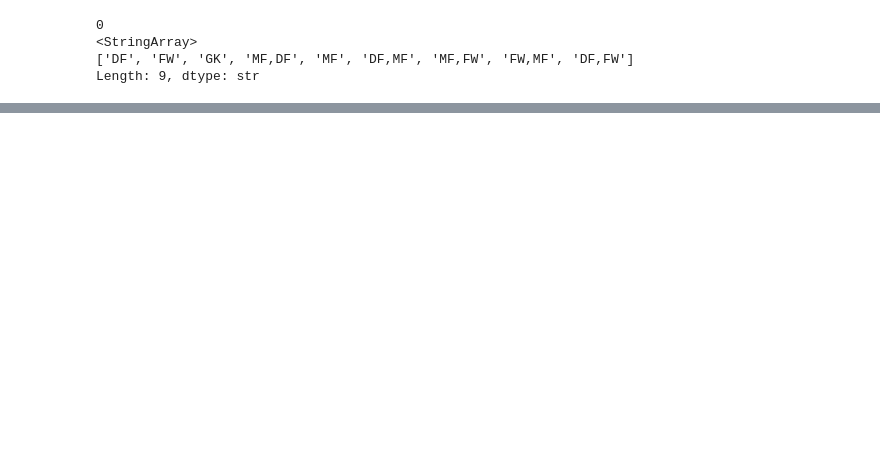
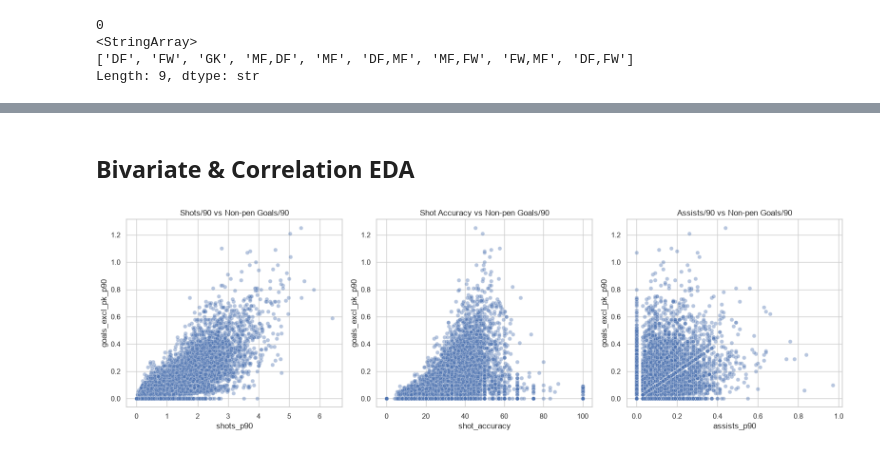
Before and after one commit to Parzaan/pl5-performance-analytics, a Jupyter notebook: notebooks/01_eda.ipynb, the cells around one changed output, grey strips where cells are left out. Saved outputs shown, nothing was run; the diff lists cells and outputs as text; code cells hidden in the pictures; blank space fills up the shorter version.

```diff
--- a/notebooks/01_eda.ipynb
+++ b/notebooks/01_eda.ipynb
@@ -117,0 +298,18 @@ df_attackers = df_merged[df_merged.str.contains('FW') | df_merged.str.contains('
+# %% [markdown]
+## Bivariate & Correlation EDA
+# %%
+fig, axes = plt.subplots(1, 3, figsize=(16, 5))
+
+sns.scatterplot(data=df_merged, x='shots_p90', y='goals_excl_pk_p90', alpha=0.4, ax=axes[0])
+axes[0].set_title('Shots/90 vs Non-pen Goals/90')
+
+sns.scatterplot(data=df_merged, x='shot_accuracy', y='goals_excl_pk_p90', alpha=0.4, ax=axes[1])
+axes[1].set_title('Shot Accuracy vs Non-pen Goals/90')
+
+sns.scatterplot(data=df_merged, x='assists_p90', y='goals_excl_pk_p90', alpha=0.4, ax=axes[2])
+axes[2].set_title('Assists/90 vs Non-pen Goals/90')
+
+plt.tight_layout()
+plt.show()
+# %% [output]
+[figure, added]
```
Also changed, not shown: parts of 45 cells of this notebook, 4 other files.
